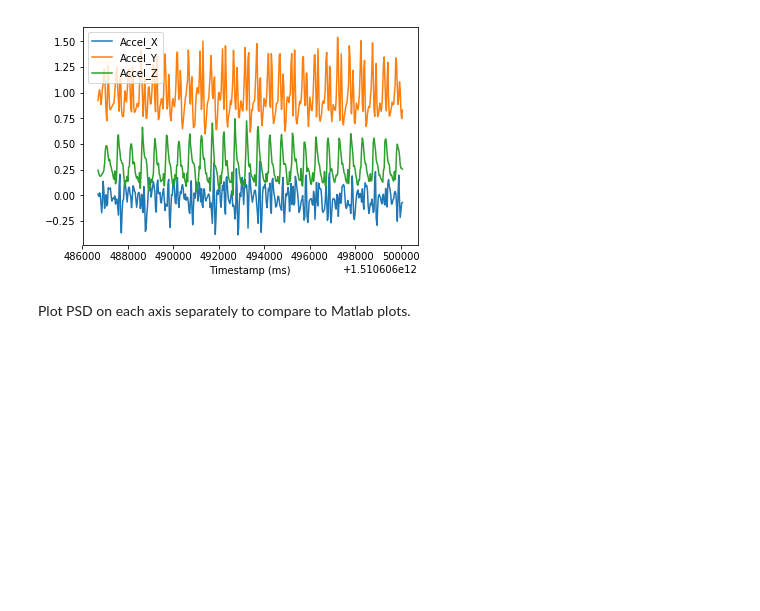
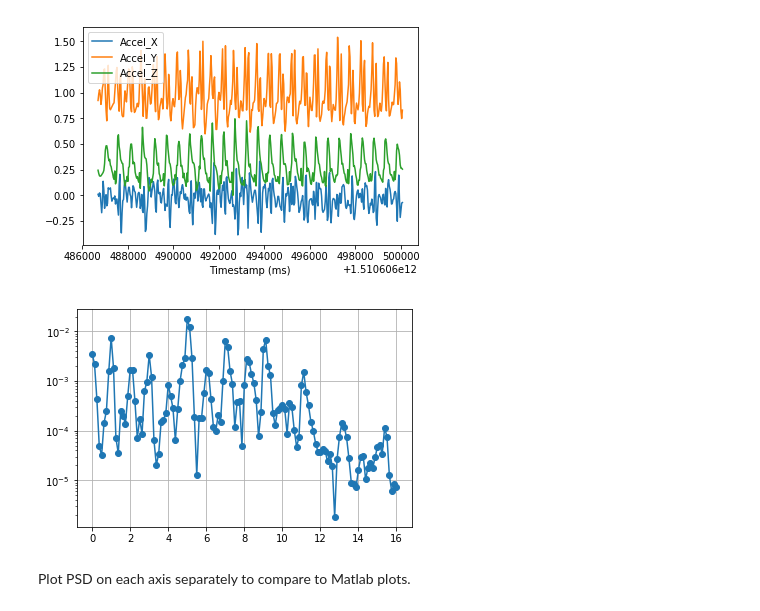
Before and after one commit to kamshee/activity-recognition-process, a Jupyter notebook: TestFeatures.ipynb, the cells around one changed output. Cells and saved outputs as stored; diff of their text form; code cells hidden in the pictures; blank space fills up the shorter version.

```diff
--- a/TestFeatures.ipynb
+++ b/TestFeatures.ipynb
@@ -675,6 +664,15 @@ rawclip.plot()
 # %% [output]
 <matplotlib.axes._subplots.AxesSubplot at 0x...>
 [figure]
+# %%
+# plot scipy welch - x axis
+f, p = welch(rawclip.iloc[:,0],fs=32,nperseg=min(256,len(rawclip.iloc[:,0])),detrend=False)
+plt.semilogy(f, p, '-o')
+plt.grid()
+plt.show()
+# added detrend=False,
+# %% [output]
+[figure, added]
 # %% [markdown]
 Plot PSD on each axis separately to compare to Matlab plots.
 # %%
```
Also changed, not shown: parts of 48 cells of this notebook, 1 other file.
